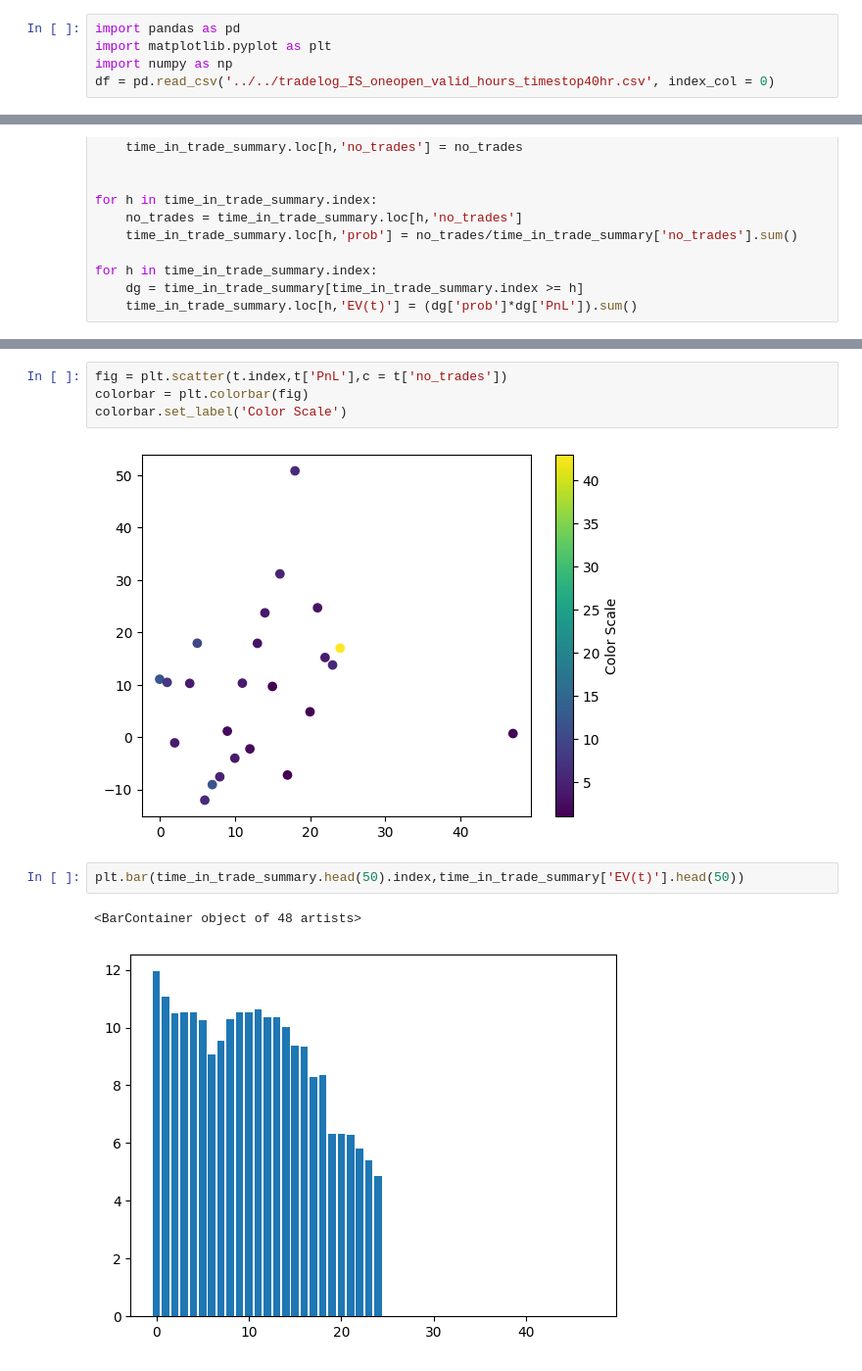
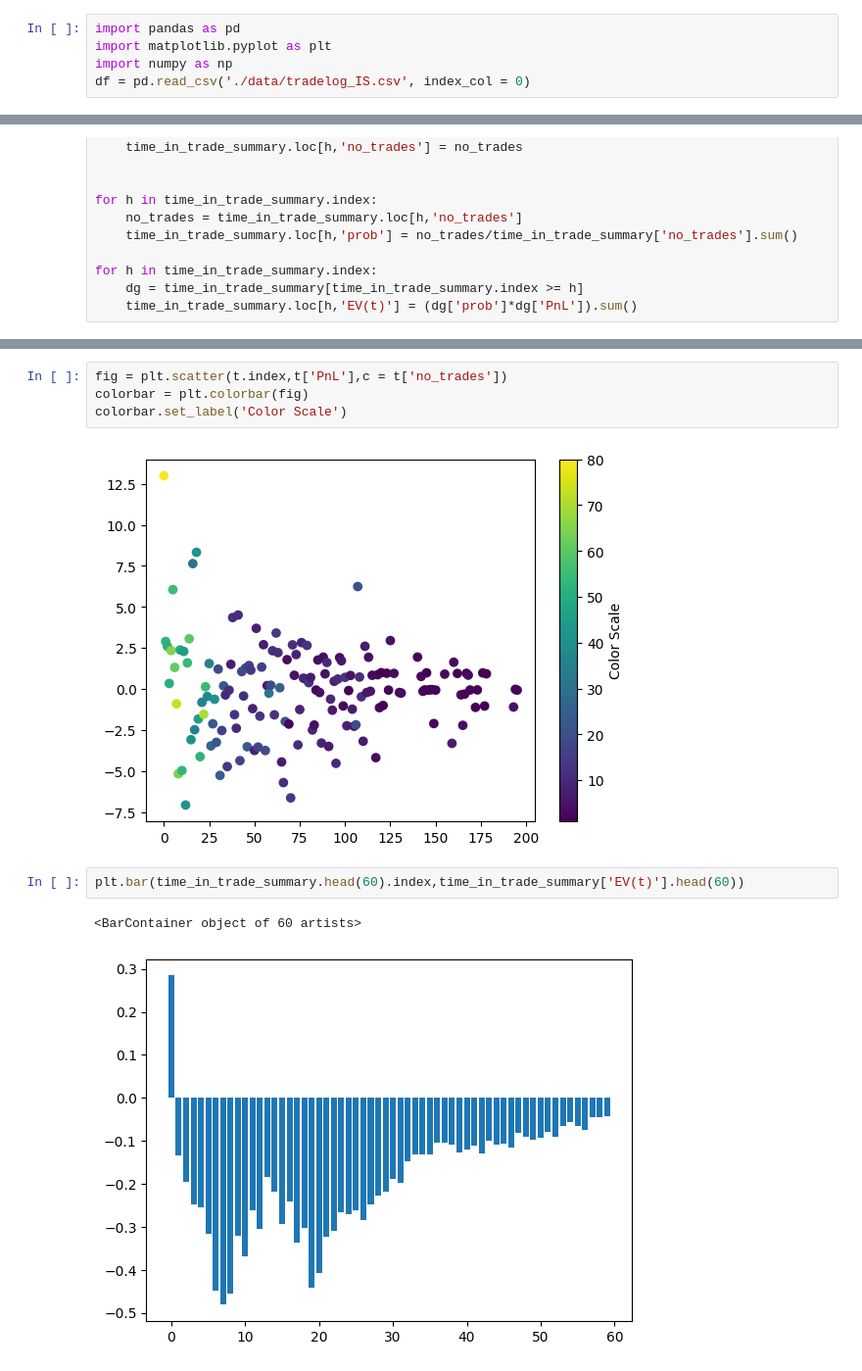
Before and after one commit to dannyboy-projects/Redemption_Trader, a Jupyter notebook: Strategy_Exploration/pipband_exploration/prelim_analysis.ipynb, the cells around one changed output, grey strips where cells are left out. Shown at 98% size. Cells and saved outputs as stored; diff of their text form.

```diff
--- a/Strategy_Exploration/pipband_exploration/prelim_analysis.ipynb
+++ b/Strategy_Exploration/pipband_exploration/prelim_analysis.ipynb
@@ -2,7 +2,7 @@
 import pandas as pd
 import matplotlib.pyplot as plt
 import numpy as np
-df = pd.read_csv('../../tradelog_IS_oneopen_valid_hours_timestop40hr.csv', index_col = 0)
+df = pd.read_csv('./data/tradelog_IS.csv', index_col = 0)
 # %%
 df['open_time_fmt'] = pd.to_datetime(df['open_time']).dt.time
 # %%
@@ -192,12 +193,12 @@ fig = plt.scatter(t.index,t['PnL'],c = t['no_trades'])
 colorbar = plt.colorbar(fig)
 colorbar.set_label('Color Scale')
 # %% [output]
-[figure, old version]
+[figure, new version]
 # %%
-plt.bar(time_in_trade_summary.head(50).index,time_in_trade_summary['EV(t)'].head(50))
+plt.bar(time_in_trade_summary.head(60).index,time_in_trade_summary['EV(t)'].head(60))
 # %% [output]
-<BarContainer object of 48 artists>
+<BarContainer object of 60 artists>
-[figure, old version]
+[figure, new version]
 # %%
 f =plt.scatter(pd.to_datetime(df['open_time']).dt.hour, df['time_in_trade'], s = 10,c = df['PnL'], marker= 'o')
 colorbar = plt.colorbar(f)
```
Also changed, not shown: parts of 18 cells of this notebook, 4 other files.
